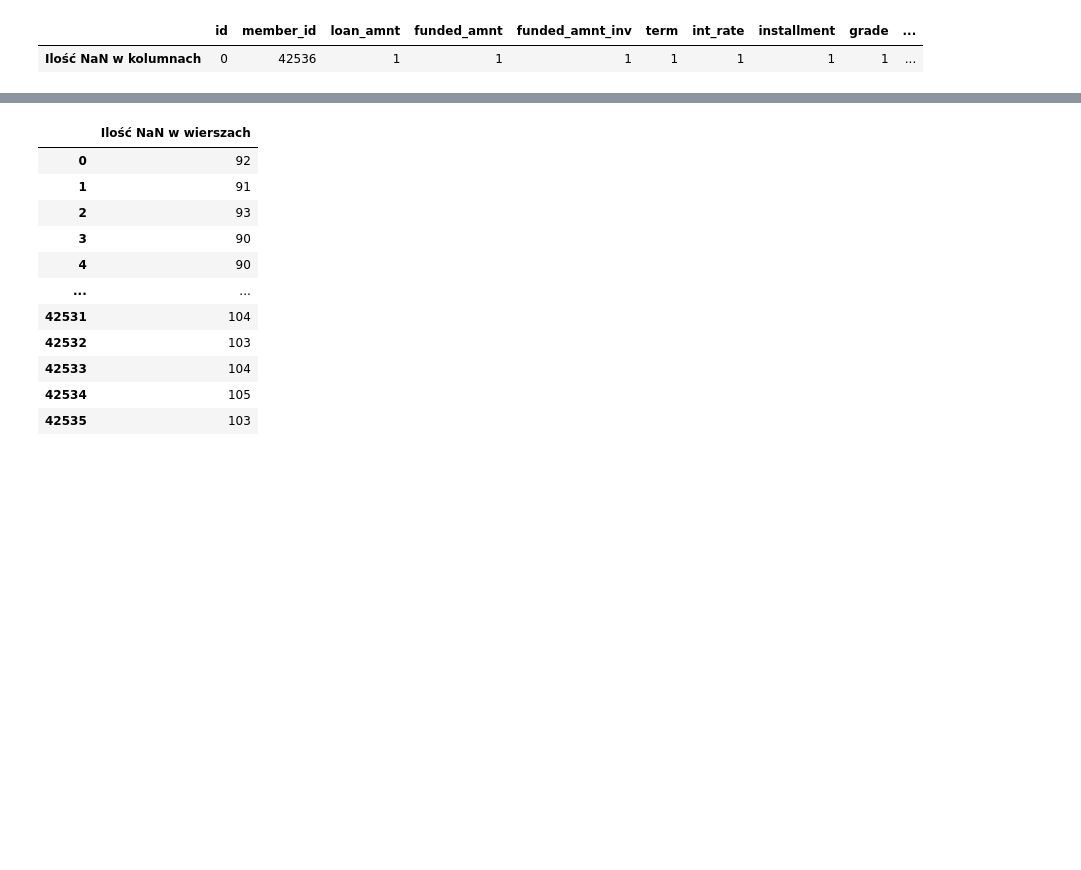
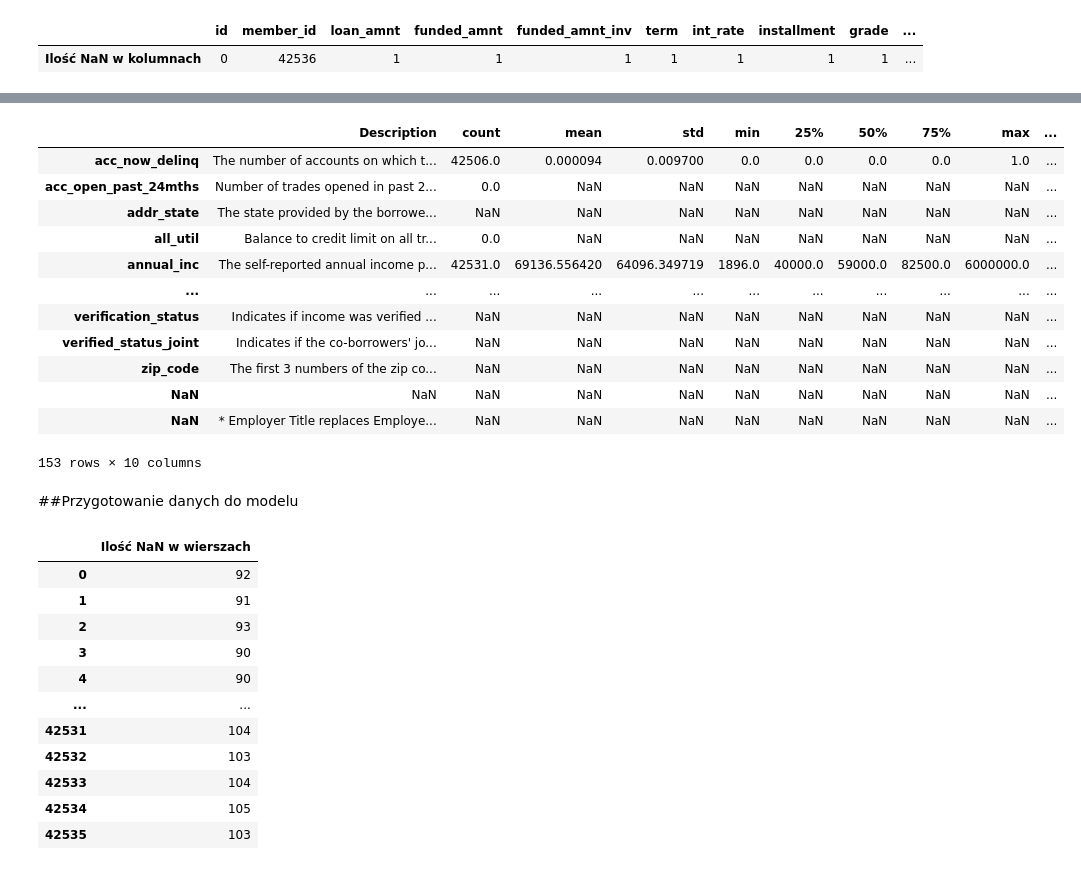
Before and after one commit to Hubert26/machine-learning, a Jupyter notebook: project_Hubert_Szewczyk.ipynb, the cells around one changed output, grey strips where cells are left out. Cells and saved outputs as stored; diff of their text form; code cells hidden in the pictures; blank space fills up the shorter version.

```diff
--- a/project_Hubert_Szewczyk.ipynb
+++ b/project_Hubert_Szewczyk.ipynb
@@ -81,3 +104,5 @@ True
+# %%
+df_info = df_info.merge(pd.DataFrame(df.describe()).T, left_index=True, right_index=True, how='left')
 # %%
 mask = df.isna()
 # %%
@@ -87,3 +112,5 @@ df_naan_columns
 # %% [output]
 |  | id | member_id | loan_amnt | funded_amnt | funded_amnt_inv | term | int_rate | installment | grade | ... |
 | Ilość NaN w kolumnach | 0 | 42536 | 1 | 1 | 1 | 1 | 1 | 1 | 1 | ... |
+# %%
+df_info = df_info.merge(df_naan_columns.T, left_index=True, right_index=True, how='left')
@@ -90,3 +160,21 @@ df_naan_columns
+# %%
+df_info
+# %% [output]
+|  | Description | count | mean | std | min | 25% | 50% | 75% | max | ... |
+| acc_now_delinq | The number of accounts on which t... | 42506.0 | 0.000094 | 0.009700 | 0.0 | 0.0 | 0.0 | 0.0 | 1.0 | ... |
+| acc_open_past_24mths | Number of trades opened in past 2... | 0.0 | NaN | NaN | NaN | NaN | NaN | NaN | NaN | ... |
+| addr_state | The state provided by the borrowe... | NaN | NaN | NaN | NaN | NaN | NaN | NaN | NaN | ... |
+| all_util | Balance to credit limit on all tr... | 0.0 | NaN | NaN | NaN | NaN | NaN | NaN | NaN | ... |
+| annual_inc | The self-reported annual income p... | 42531.0 | 69136.556420 | 64096.349719 | 1896.0 | 40000.0 | 59000.0 | 82500.0 | 6000000.0 | ... |
+| ... | ... | ... | ... | ... | ... | ... | ... | ... | ... | ... |
+| verification_status | Indicates if income was verified ... | NaN | NaN | NaN | NaN | NaN | NaN | NaN | NaN | ... |
+| verified_status_joint | Indicates if the co-borrowers' jo... | NaN | NaN | NaN | NaN | NaN | NaN | NaN | NaN | ... |
+| zip_code | The first 3 numbers of the zip co... | NaN | NaN | NaN | NaN | NaN | NaN | NaN | NaN | ... |
+| NaN | NaN | NaN | NaN | NaN | NaN | NaN | NaN | NaN | NaN | ... |
+| NaN | * Employer Title replaces Employe... | NaN | NaN | NaN | NaN | NaN | NaN | NaN | NaN | ... |
+153 rows × 10 columns
+# %% [markdown]
+##Przygotowanie danych do modelu
 # %%
 df_naan_rows = pd.DataFrame({'Ilość NaN w wierszach': mask.sum(axis=1)})
 df_naan_rows
```
Also changed, not shown: parts of 11 cells of this notebook.
